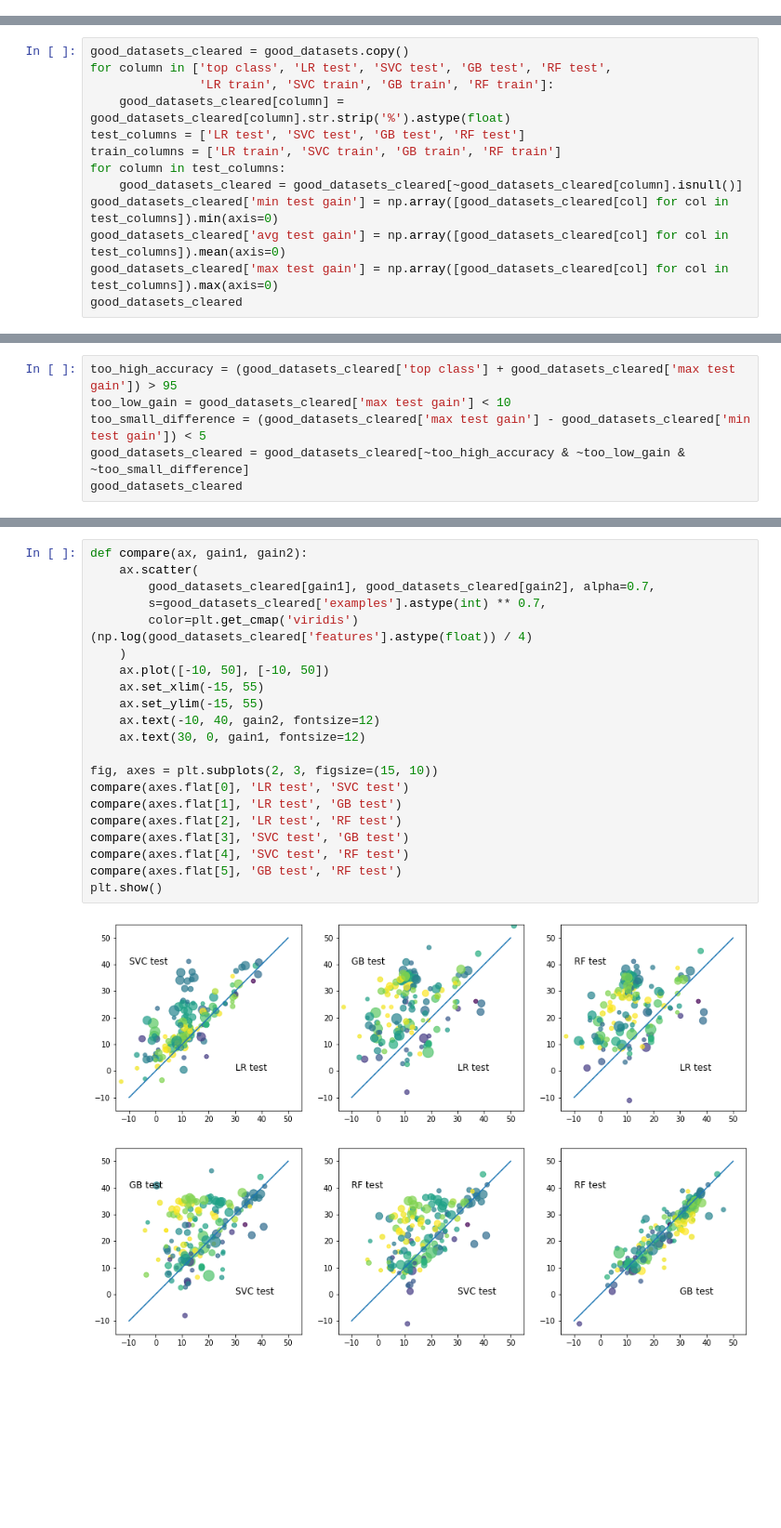
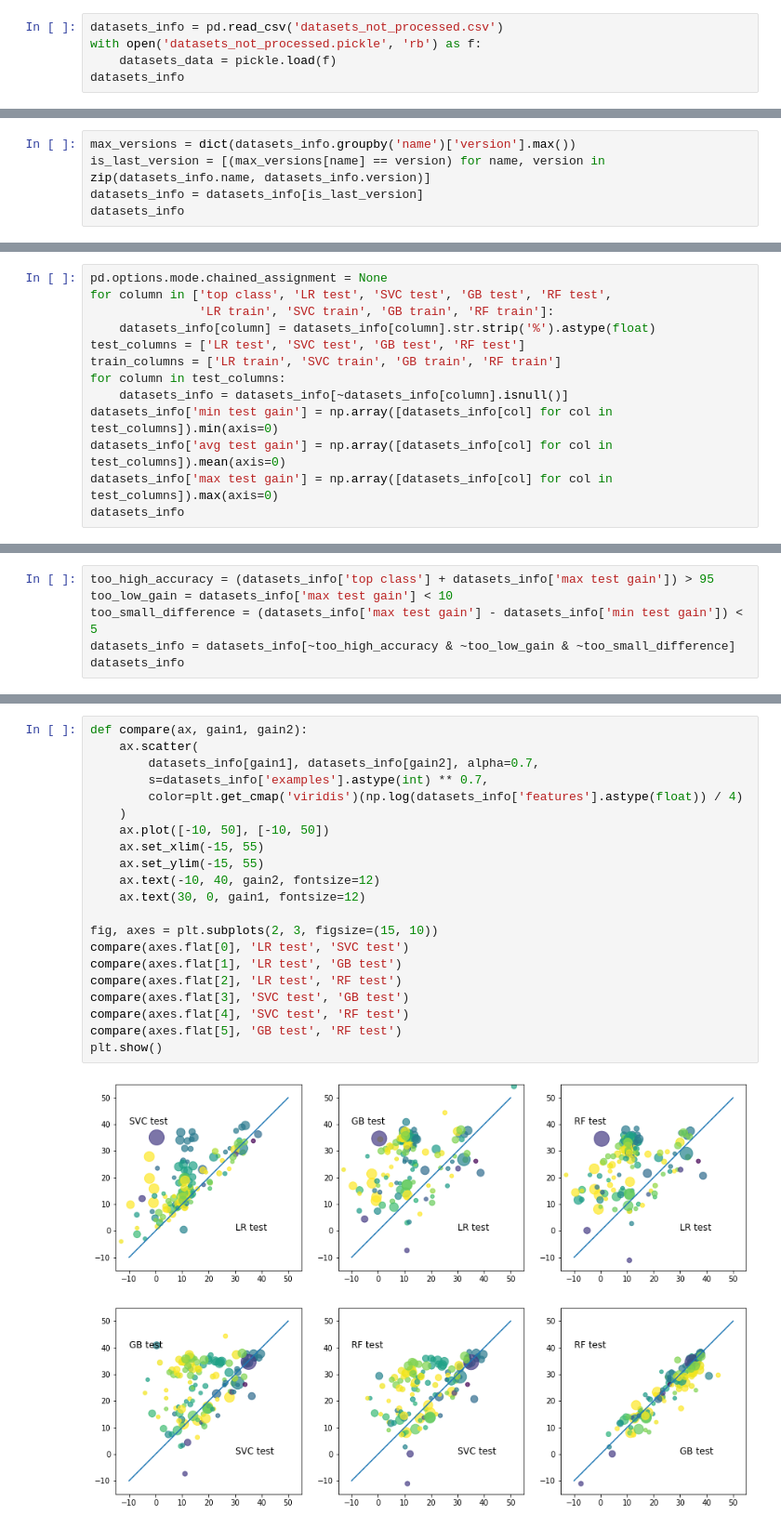
Before and after one commit to sedol1339/openml_datasets, a Jupyter notebook: OpenML.ipynb, the cells around one changed output, grey strips where cells are left out. Shown at 93% size. Drawn from its saved outputs; the diff is of its cells as text; blank space fills up the shorter version.

```diff
--- a/OpenML.ipynb
+++ b/OpenML.ipynb
@@ -192,0 +218,5 @@ good_datasets
+# %%
+datasets_info = pd.read_csv('datasets_not_processed.csv')
+with open('datasets_not_processed.pickle', 'rb') as f:
+    datasets_data = pickle.load(f)
+datasets_info
@@ -192,0 +237,5 @@ good_datasets
+# %%
+max_versions = dict(datasets_info.groupby('name')['version'].max())
+is_last_version = [(max_versions[name] == version) for name, version in zip(datasets_info.name, datasets_info.version)]
+datasets_info = datasets_info[is_last_version]
+datasets_info
@@ -193,14 +256,14 @@ good_datasets
 # %%
-good_datasets_cleared = good_datasets.copy()
+pd.options.mode.chained_assignment = None
 for column in ['top class', 'LR test', 'SVC test', 'GB test', 'RF test',
                'LR train', 'SVC train', 'GB train', 'RF train']:
-    good_datasets_cleared[column] = good_datasets_cleared[column].str.strip('%').astype(float)
+    datasets_info[column] = datasets_info[column].str.strip('%').astype(float)
 test_columns = ['LR test', 'SVC test', 'GB test', 'RF test']
 train_columns = ['LR train', 'SVC train', 'GB train', 'RF train']
 for column in test_columns:
-    good_datasets_cleared = good_datasets_cleared[~good_datasets_cleared[column].isnull()]
-good_datasets_cleared['min test gain'] = np.array([good_datasets_cleared[col] for col in test_columns]).min(axis=0)
-good_datasets_cleared['avg test gain'] = np.array([good_datasets_cleared[col] for col in test_columns]).mean(axis=0)
-good_datasets_cleared['max test gain'] = np.array([good_datasets_cleared[col] for col in test_columns]).max(axis=0)
-good_datasets_cleared
+    datasets_info = datasets_info[~datasets_info[column].isnull()]
+datasets_info['min test gain'] = np.array([datasets_info[col] for col in test_columns]).min(axis=0)
+datasets_info['avg test gain'] = np.array([datasets_info[col] for col in test_columns]).mean(axis=0)
+datasets_info['max test gain'] = np.array([datasets_info[col] for col in test_columns]).max(axis=0)
+datasets_info
 # %% [output]
@@ -227,7 +290,7 @@ plt.show()
 # %%
-too_high_accuracy = (good_datasets_cleared['top class'] + good_datasets_cleared['max test gain']) > 95
-too_low_gain = good_datasets_cleared['max test gain'] < 10
-too_small_difference = (good_datasets_cleared['max test gain'] - good_datasets_cleared['min test gain']) < 5
-good_datasets_cleared = good_datasets_cleared[~too_high_accuracy & ~too_low_gain & ~too_small_difference]
-good_datasets_cleared
+too_high_accuracy = (datasets_info['top class'] + datasets_info['max test gain']) > 95
+too_low_gain = datasets_info['max test gain'] < 10
+too_small_difference = (datasets_info['max test gain'] - datasets_info['min test gain']) < 5
+datasets_info = datasets_info[~too_high_accuracy & ~too_low_gain & ~too_small_difference]
+datasets_info
 # %% [output]
@@ -247,23 +310,23 @@ good_datasets_cleared
 # %%
 def compare(ax, gain1, gain2):
     ax.scatter(
-        good_datasets_cleared[gain1], good_datasets_cleared[gain2], alpha=0.7,
-        s=good_datasets_cleared['examples'].astype(int) ** 0.7,
-        color=plt.get_cmap('viridis')(np.log(good_datasets_cleared['features'].astype(float)) / 4)
+        datasets_info[gain1], datasets_info[gain2], alpha=0.7,
+        s=datasets_info['examples'].astype(int) ** 0.7,
+        color=plt.get_cmap('viridis')(np.log(datasets_info['features'].astype(float)) / 4)
     )
     ax.plot([-10, 50], [-10, 50])
     ax.set_xlim(-15, 55)
     ax.set_ylim(-15, 55)
     ax.text(-10, 40, gain2, fontsize=12)
     ax.text(30, 0, gain1, fontsize=12)
 
 fig, axes = plt.subplots(2, 3, figsize=(15, 10))
 compare(axes.flat[0], 'LR test', 'SVC test')
 compare(axes.flat[1], 'LR test', 'GB test')
 compare(axes.flat[2], 'LR test', 'RF test')
 compare(axes.flat[3], 'SVC test', 'GB test')
 compare(axes.flat[4], 'SVC test', 'RF test')
 compare(axes.flat[5], 'GB test', 'RF test')
 plt.show()
 # %% [output]
-[figure, old version]
+[figure, new version]
```
Also changed, not shown: parts of 16 cells of this notebook, 2 other files.
